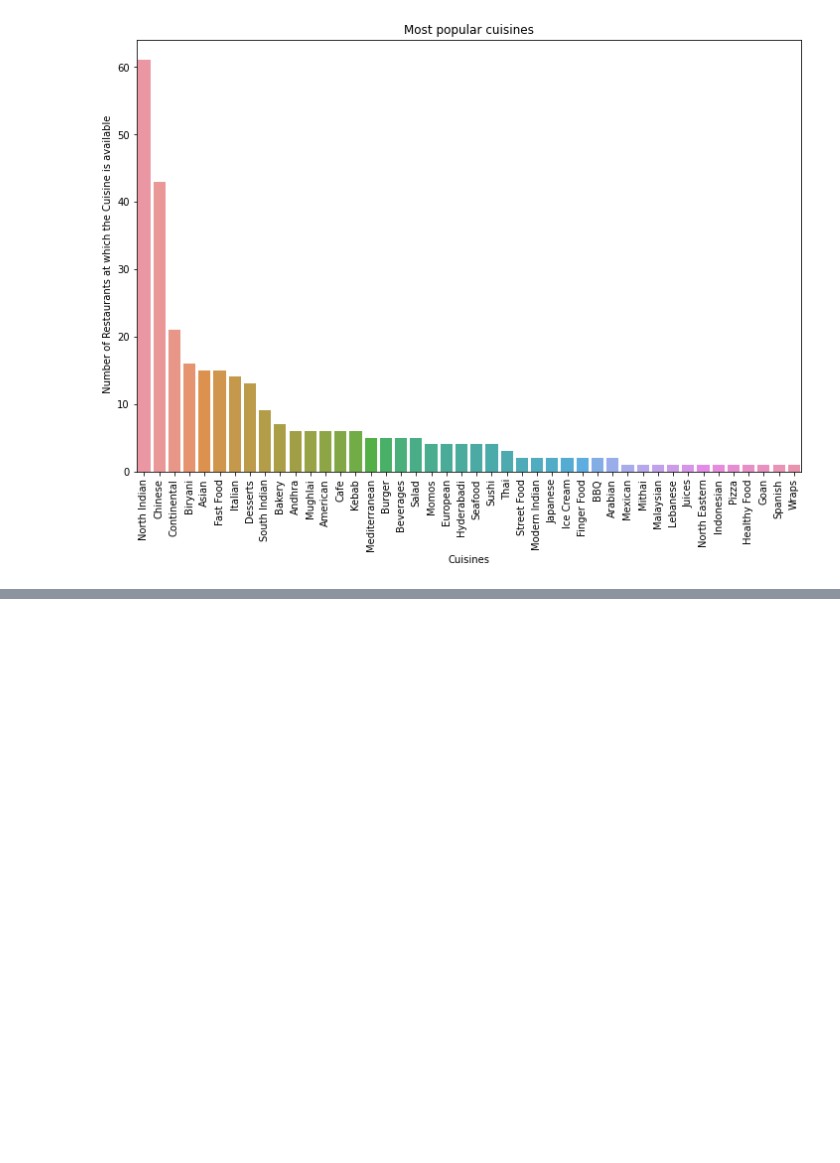
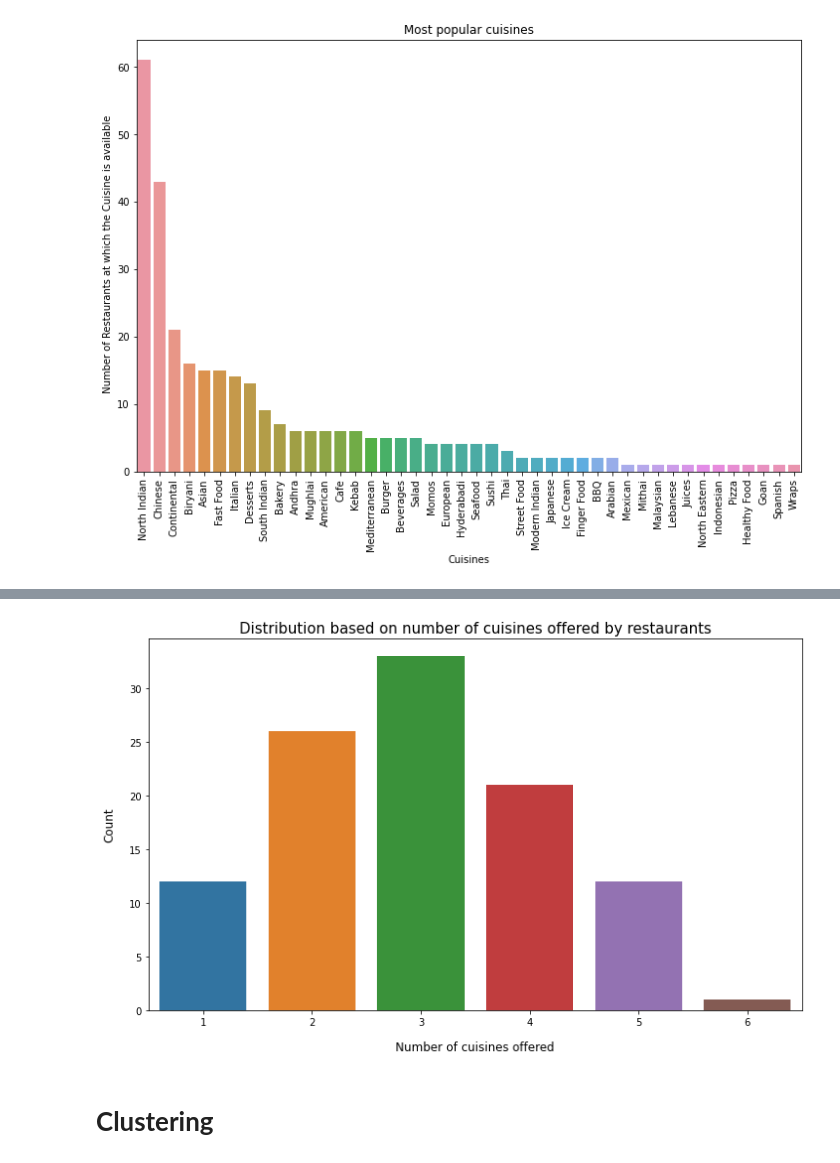
Before and after one commit to Nakulpradeep94/-ZOMATO-RESTAURANT-CLUSTERING-AND-SENTIMENT-ANALYSIS, a Jupyter notebook: ZOMATO_RESTAURANT_CLUSTERING_AND_SENTIMENT_ANALYSIS.ipynb, the cells around one changed output, grey strips where cells are left out. Cells and saved outputs as stored; diff of their text form; code cells hidden in the pictures; blank space fills up the shorter version.

```diff
--- a/ZOMATO_RESTAURANT_CLUSTERING_AND_SENTIMENT_ANALYSIS.ipynb
+++ b/ZOMATO_RESTAURANT_CLUSTERING_AND_SENTIMENT_ANALYSIS.ipynb
@@ -243,3 +243,7 @@ plt.title('Most popular cuisines')
 # %% [output]
 Text(0.5, 1.0, 'Most popular cuisines')
 [figure]
+# %%
+#creating column to display the number of cuisines offered by a particular restaurant
+df1['num_cuisines_offered'] = df1.Cuisines.apply(lambda x: len((x.split(','))))
+df1[['Cuisines', 'num_cuisines_offered']]
@@ -245,0 +264,17 @@ Text(0.5, 1.0, 'Most popular cuisines')
+# %%
+#setting figure size
+plt.figure(figsize=(12, 7))
+
+#count plot to display distribution based on number of cuisines offered by restaurants
+sns.countplot(data = df1, x = 'num_cuisines_offered')
+
+#To display the x label, y label and title of the bar chart
+plt.xlabel("Number of cuisines offered", labelpad=14, fontsize = 12)
+plt.ylabel("Count", labelpad=14, fontsize = 12)
+plt.title("Distribution based on number of cuisines offered by restaurants", fontsize = 15)
+plt.xticks(rotation=360)
+plt.show()
+# %% [output]
+[figure, added]
+# %% [markdown]
+# **Clustering**
```
Also changed, not shown: parts of 25 cells of this notebook.
